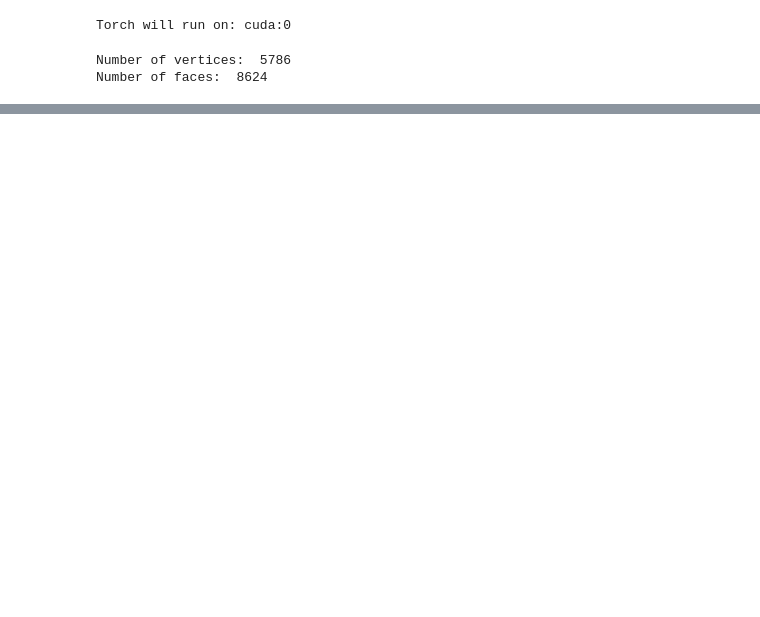
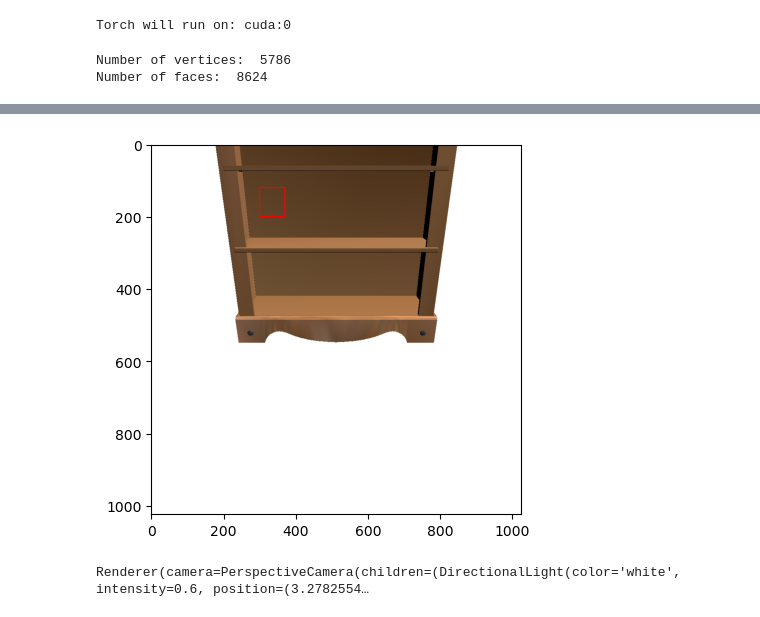
Before and after one commit to n-khalil/SATR-tests, a Jupyter notebook: project_back.ipynb, the cells around one changed output, grey strips where cells are left out. Cells and saved outputs as stored; diff of their text form; code cells hidden in the pictures; blank space fills up the shorter version.

```diff
--- a/project_back.ipynb
+++ b/project_back.ipynb
@@ -328,4 +325,27 @@ def project_back_image(bbox, width, height, point_cloud, elev, azim, r, fov, fac
     return pts_colors
+# %%
+elev = torch.deg2rad(torch.tensor(25)).to(device)
+azim = torch.deg2rad(torch.tensor(90)).to(device)
+r = 1.5
+fov = np.pi / 3.
+image, face_idx = render_view(elev, azim, r)
+face_idx = face_idx.squeeze().cpu().numpy()
+img_to_show = image.copy()
+startX = 300; startY = 120; endX = 370; endY = 200
+bb = [(startX, startY), (endX, endY)]
+cv2.rectangle(img_to_show, (startX, startY), (endX, endY), [255,0,0], 2)
+plt.imshow(img_to_show)
+plt.show()
+# %% [output]
+[figure, added]
+# %%
+colors = project_back_image(bb, 1024, 1024,point_cloud, elev, azim, r, fov, face_idx, p)
+# p = mp.plot(point_cloud, colors, shading = {'point_size':0.2}, return_plot=True)
+# colors = np.zeros((point_cloud.shape[0], 3))
+p = mp.plot(point_cloud, c = colors, shading = {'point_size':0.18}, return_plot=True)
+plt.show()
+# %% [output]
+Renderer(camera=PerspectiveCamera(children=(DirectionalLight(color='white', intensity=0.6, position=(3.2782554…
 # %%
 def project_naive(face_idx, point_cloud, bb):
     (startX, startY) , (endX, endY) = (bb[0], bb[1])
```
Also changed, not shown: parts of 8 cells of this notebook.
